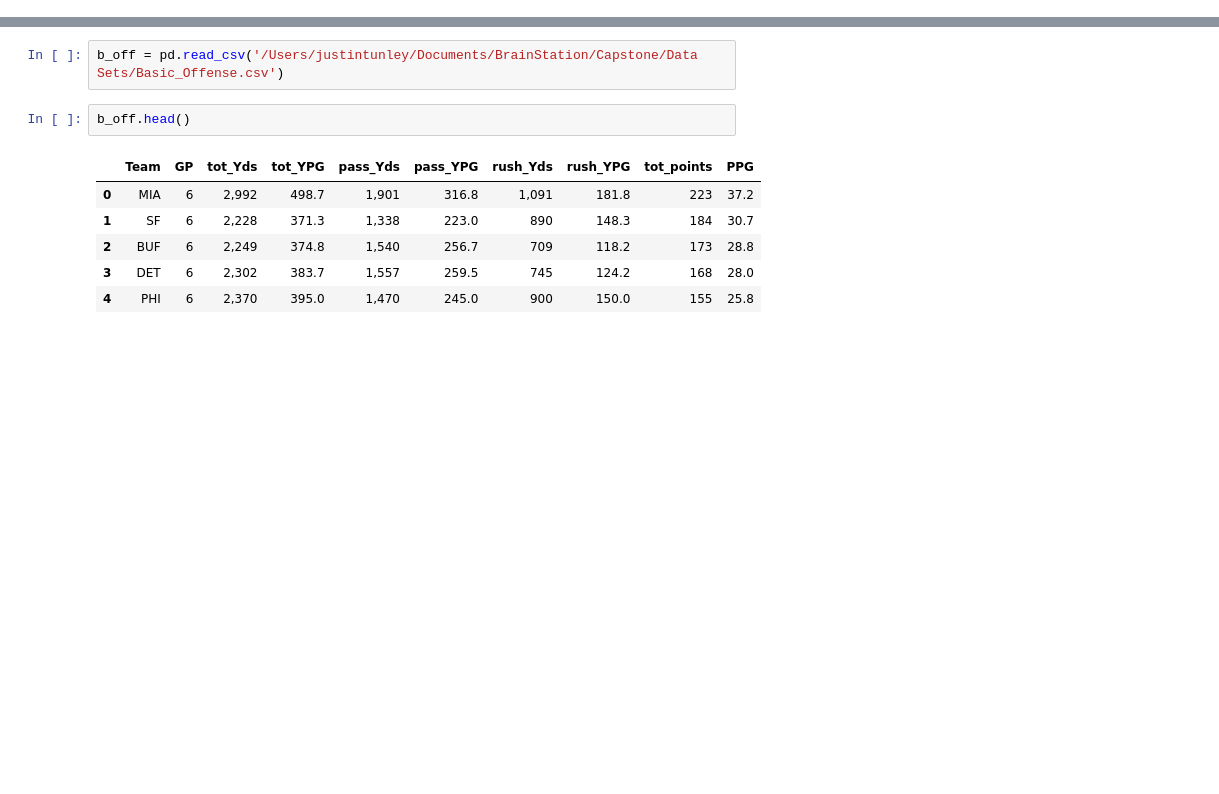
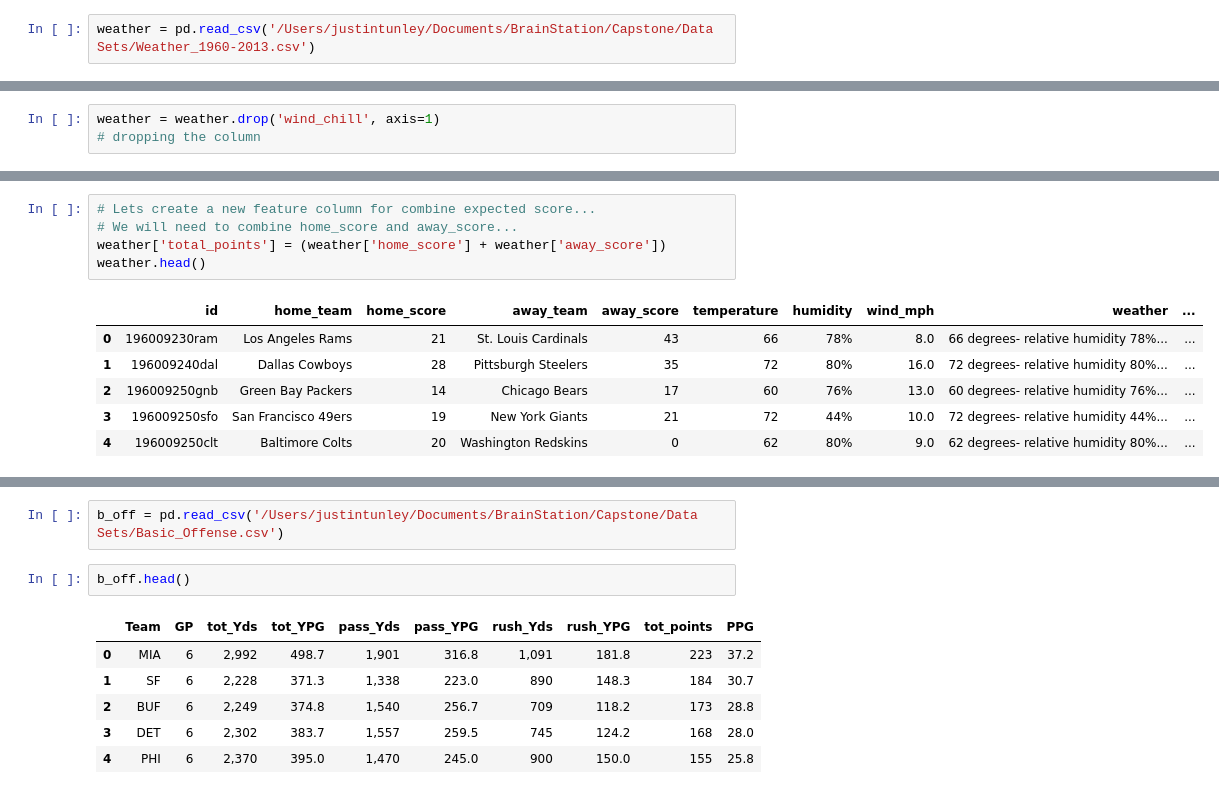
Before and after one commit to jtunley14/SundayProphet, a Jupyter notebook: NFL Sports Betting Capstone.ipynb, the cells around one changed output, grey strips where cells are left out. Cells and saved outputs as stored; diff of their text form; blank space fills up the shorter version.

```diff
--- a/NFL Sports Betting Capstone.ipynb
+++ b/NFL Sports Betting Capstone.ipynb
@@ -11,0 +287,2 @@ import sportsipy as sipy
+# %%
+weather = pd.read_csv('/Users/justintunley/Documents/BrainStation/Capstone/Data Sets/Weather_1960-2013.csv')
@@ -11,0 +303,3 @@ import sportsipy as sipy
+# %%
+weather = weather.drop('wind_chill', axis=1)
+# dropping the column
@@ -11,0 +353,12 @@ import sportsipy as sipy
+# %%
+# Lets create a new feature column for combine expected score...
+# We will need to combine home_score and away_score...
+weather['total_points'] = (weather['home_score'] + weather['away_score'])
+weather.head()
+# %% [output]
+|  | id | home_team | home_score | away_team | away_score | temperature | humidity | wind_mph | weather | ... |
+| 0 | 196009230ram | Los Angeles Rams | 21 | St. Louis Cardinals | 43 | 66 | 78% | 8.0 | 66 degrees- relative humidity 78%... | ... |
+| 1 | 196009240dal | Dallas Cowboys | 28 | Pittsburgh Steelers | 35 | 72 | 80% | 16.0 | 72 degrees- relative humidity 80%... | ... |
+| 2 | 196009250gnb | Green Bay Packers | 14 | Chicago Bears | 17 | 60 | 76% | 13.0 | 60 degrees- relative humidity 76%... | ... |
+| 3 | 196009250sfo | San Francisco 49ers | 19 | New York Giants | 21 | 72 | 44% | 10.0 | 72 degrees- relative humidity 44%... | ... |
+| 4 | 196009250clt | Baltimore Colts | 20 | Washington Redskins | 0 | 62 | 80% | 9.0 | 62 degrees- relative humidity 80%... | ... |
```
Also changed, not shown: parts of 50 cells of this notebook.
